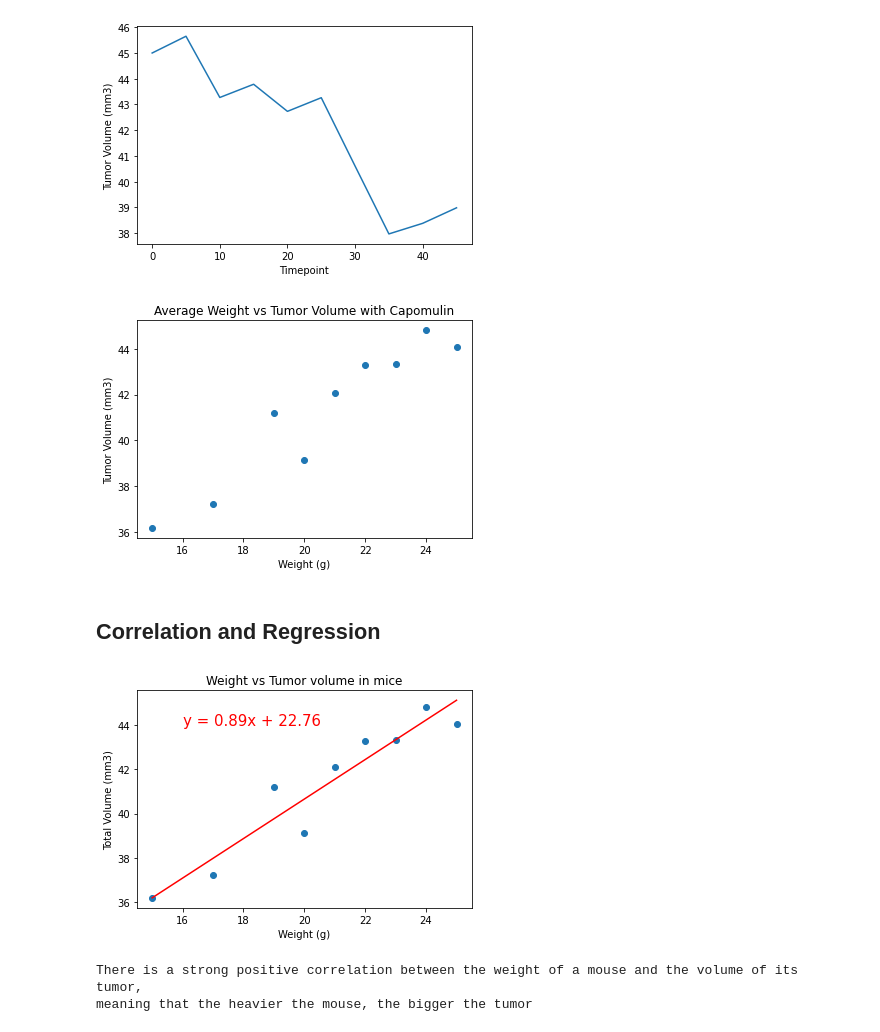
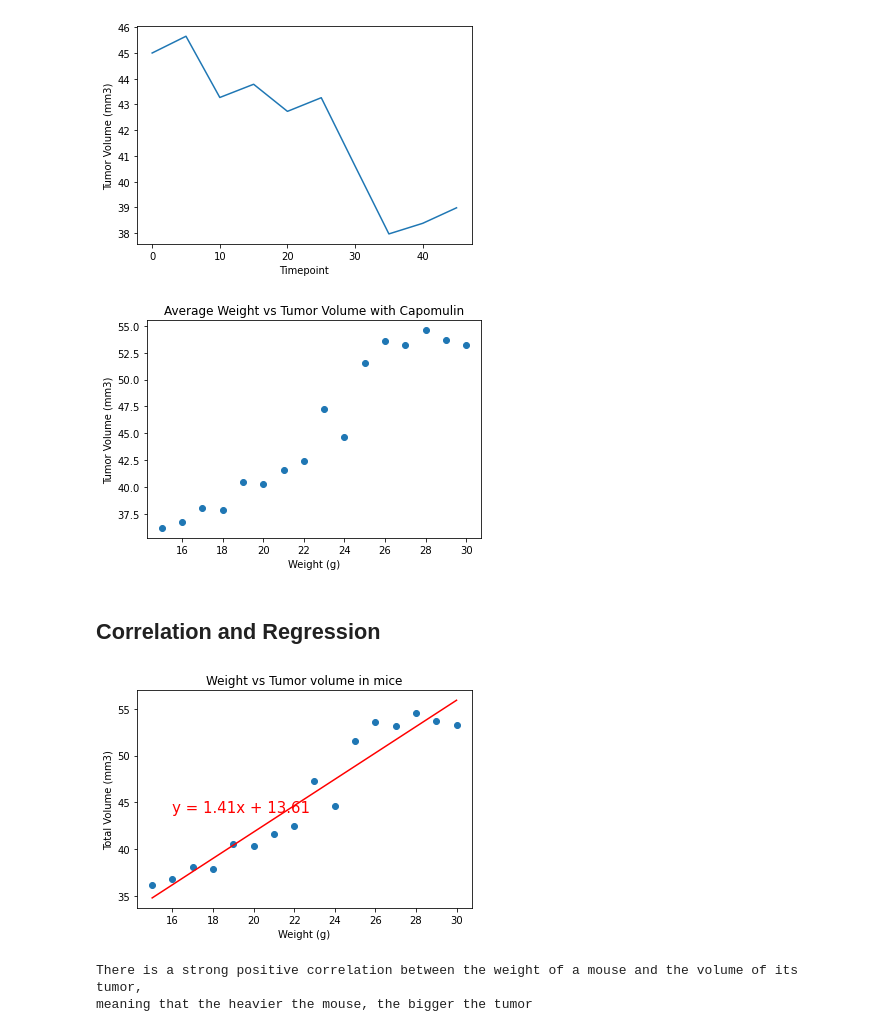
Before and after one commit to Casio04/matplotlib-challenge, a Jupyter notebook: Matplotlib_homework.ipynb, the cells around one changed output. Saved outputs shown, nothing was run; the diff lists cells and outputs as text; code cells hidden in the pictures.

```diff
--- a/Matplotlib_homework.ipynb
+++ b/Matplotlib_homework.ipynb
@@ -254,15 +233,15 @@ plt.show()
 [figure]
 # %%
 # Generate a scatter plot of mouse weight versus average tumor volume for the Capomulin regimen
-scatter = line_df.groupby("Weight (g)")["Tumor Volume (mm3)"].mean()
+scatter = combined_data.groupby("Weight (g)")["Tumor Volume (mm3)"].mean()
 scatter = scatter.reset_index()
 plt.scatter(scatter["Weight (g)"],scatter["Tumor Volume (mm3)"])
 plt.xlabel("Weight (g)")
 plt.ylabel("Tumor Volume (mm3)")
 plt.title("Average Weight vs Tumor Volume with Capomulin")
 plt.show()
 # %% [output]
-[figure, old version]
+[figure, new version]
 # %% [markdown]
 ## Correlation and Regression
 # %%
@@ -283,6 +262,6 @@ plt.show()
 print(f"""There is a strong positive correlation between the weight of a mouse and the volume of its tumor,
 meaning that the heavier the mouse, the bigger the tumor""")
 # %% [output]
-[figure, old version]
+[figure, new version]
 There is a strong positive correlation between the weight of a mouse and the volume of its tumor,
 meaning that the heavier the mouse, the bigger the tumor
```
Also changed, not shown: parts of 8 cells of this notebook.
